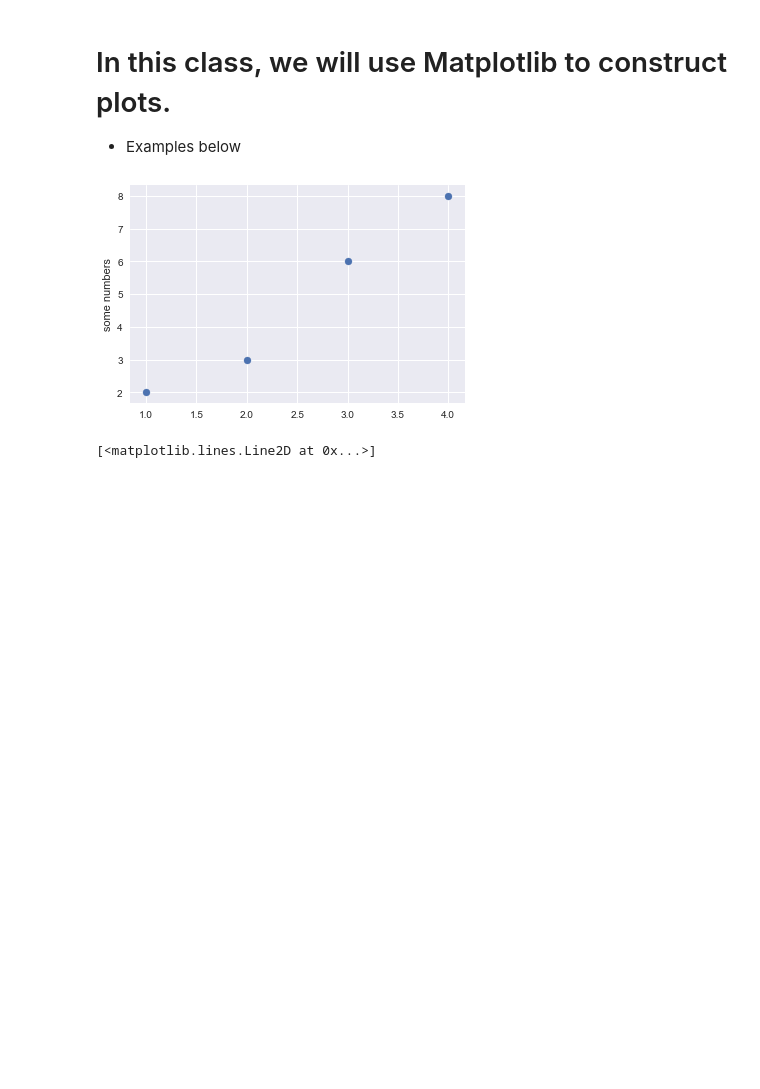
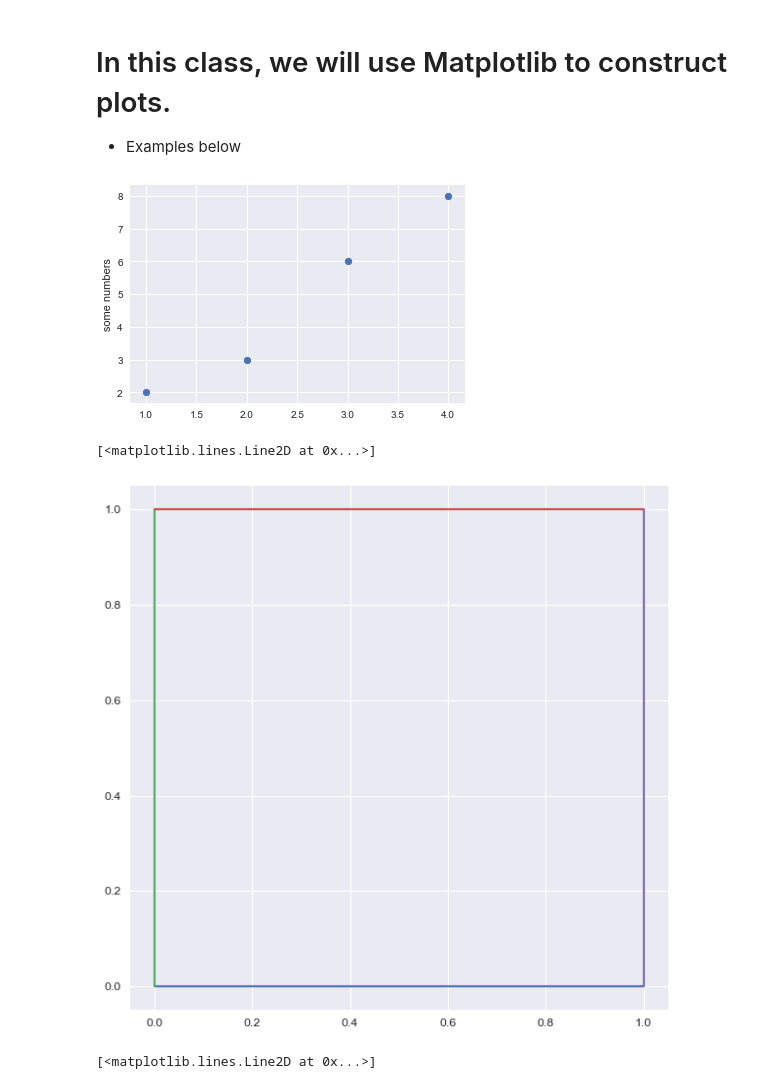
Before and after one commit to kbsec/NEU_Python_Lectures, a Jupyter notebook: Lecture01.ipynb, the cells around one changed output. Drawn from its saved outputs; the diff is of its cells as text; code cells hidden in the pictures; blank space fills up the shorter version.

```diff
--- a/Lecture01.ipynb
+++ b/Lecture01.ipynb
@@ -516,3 +516,12 @@ plt.ylabel('some numbers')
 plt.show()
 # %% [output]
 [figure]
+# %%
+plt.figure(num=None, figsize=(8, 8), dpi=89, facecolor='w', edgecolor='k')
+plt.plot([0,1],[0,0]) # Line connecting (0,0) to (1,0)
+plt.plot([0,0],[0,1]) # Line connecting (0,0) to (0,1)
+plt.plot([0,1],[1,1]) # Line connecting (0,1) to (1,1)
+plt.plot([1,1],[0,1]) # Line connecting (1,0) to (1,1)
+# %% [output]
+[<matplotlib.lines.Line2D at 0x...>]
+[figure, added]
```
Also changed, not shown: parts of 1 cell of this notebook.
